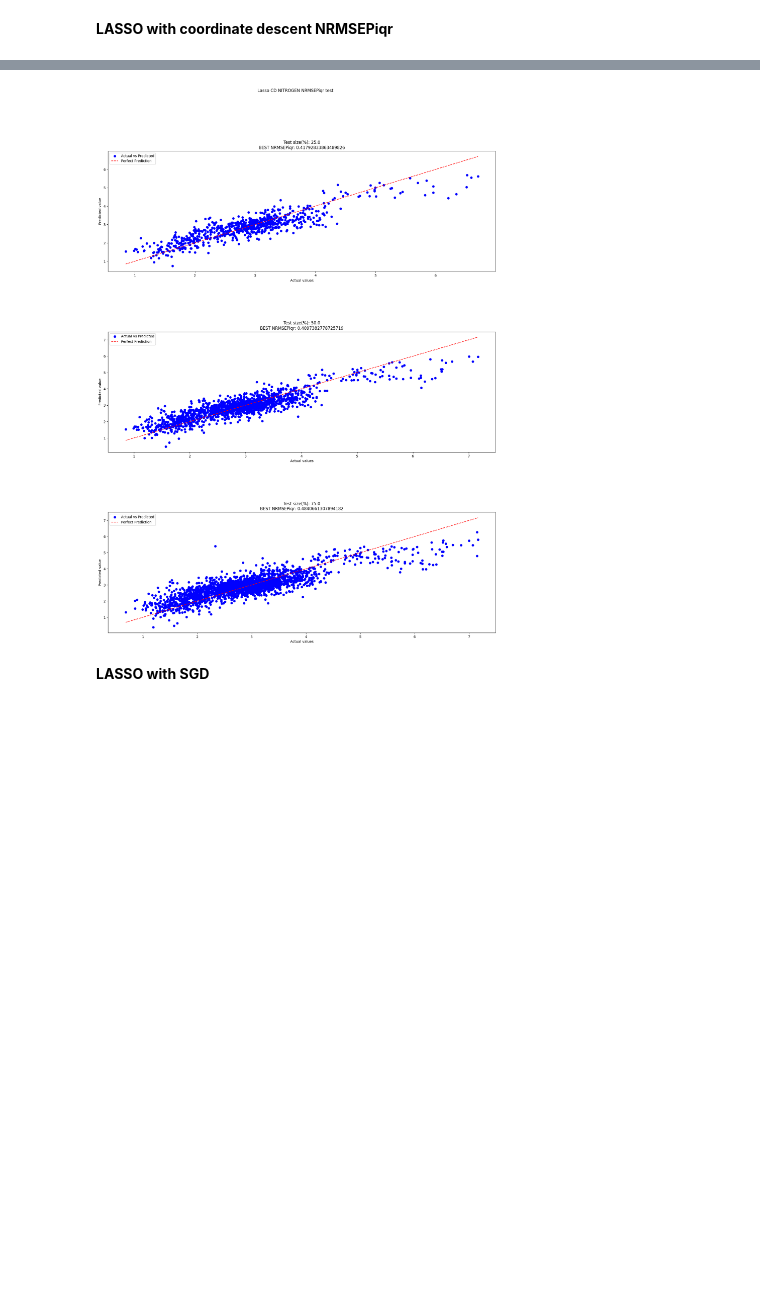
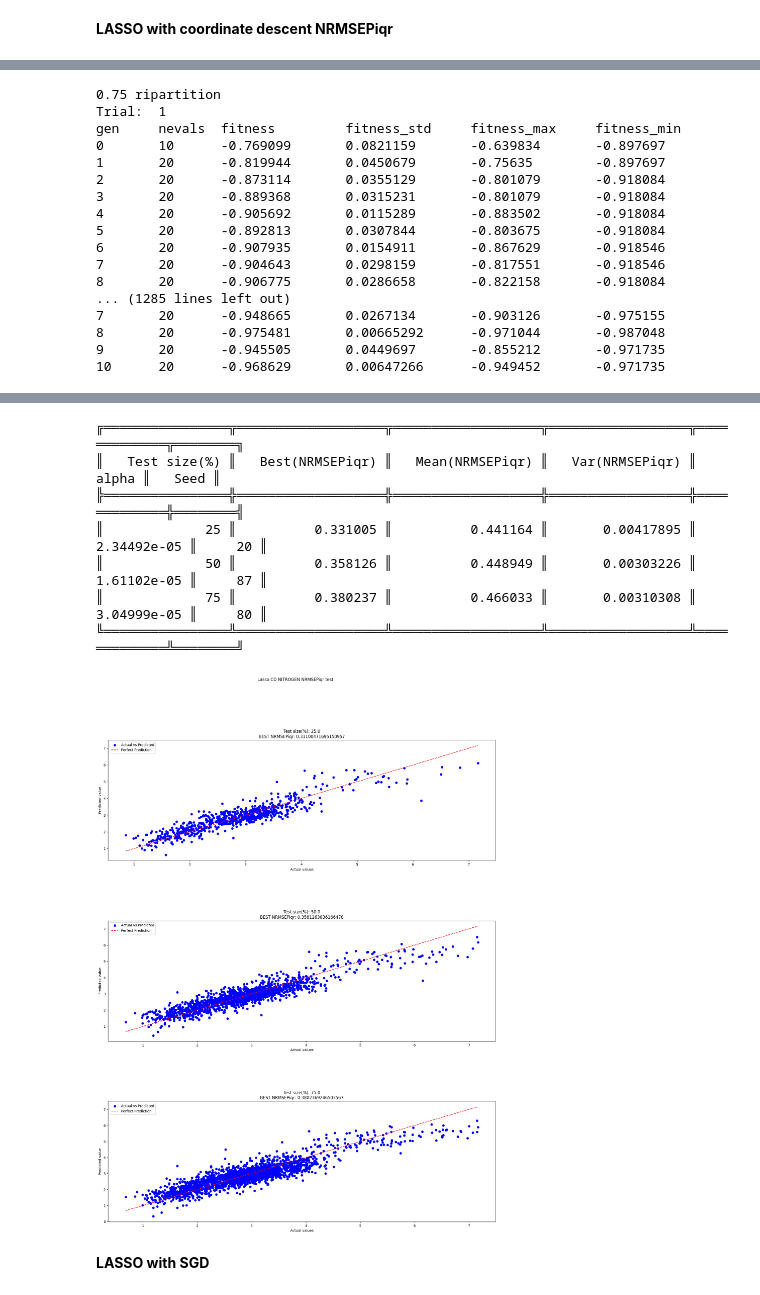
Before and after one commit to Lomby1902/Demetra, a Jupyter notebook: Lasso_regression_genetics.ipynb, the cells around one changed output, grey strips where cells are left out. Drawn from its saved outputs; the diff is of its cells as text; code cells hidden in the pictures; blank space fills up the shorter version.

```diff
--- a/Lasso_regression_genetics.ipynb
+++ b/Lasso_regression_genetics.ipynb
@@ -237,18 +237,9 @@ def NRMSEPiqr(observed_values, predicted_values):
 
     return rmsep/IQR
 
-NRMSEPiqrscorer = make_scorer(NRMSEPiqr)
+NRMSEPiqrscorer = make_scorer(NRMSEPiqr, greater_is_better=False)
 
 
-def MSE(observed_values, predicted_values):
-    squared_differences = [(yt-yp)**2 for yt, yp in zip(observed_values,predicted_values)]
-
-    sum_squared_differences = sum(squared_differences)
-
-    return -(sum_squared_differences/ len(observed_values))
-
-
-MSEscorer = make_scorer(MSE)
 
 mlflow.set_experiment("Lasso CD NITROGEN genetics NRMSEPiqr")
 mlflow.set_tracking_uri(uri="http://127.0.0.1:5000")
@@ -259,7 +250,7 @@ if not sys.warnoptions:
     os.environ["PYTHONWARNINGS"] = "ignore"
 
 #number of trials
-trials = 1
+trials = 100
 np.random.seed(42)
 seeds = np.random.randint(trials, size=trials)
 
@@ -300,12 +291,13 @@ for ripartition in ripartisions:
 
             evolved_estimator = GASearchCV(estimator=lasso_reg_cd,
                               cv=5,
-                              scoring=MSEscorer,
+                              scoring=NRMSEPiqrscorer,
                               param_grid=param_grid,
                               n_jobs=-1,
                               verbose=True,
                               population_size=10,
-                              generations=10)
+                              generations=10,
+                              criteria = "min")
 
             evolved_estimator.fit(X_train, Y_train)
 
@@ -322,6 +314,14 @@ for ripartition in ripartisions:
                 best_data_1["Y_pred"] = Y_pred_lasso_cd
                 best_data_1["alpha"] = float(evolved_estimator.best_params_["alpha"])
                 best_data_1["seed"] = seeds[i]
+                best_data_1["model"] = evolved_estimator.best_estimator_
+
+        mlflow.sklearn.log_model(
+                sk_model=best_data_1["model"],
+                artifact_path="sklearn-model",
+                input_example=X_train,
+                registered_model_name=f"LASSO_CD_{ripartition*100}"
+            )
 
 
         mlflow.log_metric("Best_NRMSEPiqr", best_NRMSEP)
@@ -372,0 +402,17 @@ gen     nevals  fitness         fitness_std     fitness_max     fitness_min
+0.75 ripartition
+Trial:  1
+gen     nevals  fitness         fitness_std     fitness_max     fitness_min
+0       10      -0.769099       0.0821159       -0.639834       -0.897697
+1       20      -0.819944       0.0450679       -0.75635        -0.897697
+2       20      -0.873114       0.0355129       -0.801079       -0.918084
+3       20      -0.889368       0.0315231       -0.801079       -0.918084
+4       20      -0.905692       0.0115289       -0.883502       -0.918084
+5       20      -0.892813       0.0307844       -0.803675       -0.918084
+6       20      -0.907935       0.0154911       -0.867629       -0.918546
+7       20      -0.904643       0.0298159       -0.817551       -0.918546
+8       20      -0.906775       0.0286658       -0.822158       -0.918084
+... (1285 lines left out)
+7       20      -0.948665       0.0267134       -0.903126       -0.975155
+8       20      -0.975481       0.00665292      -0.971044       -0.987048
+9       20      -0.945505       0.0449697       -0.855212       -0.971735
+10      20      -0.968629       0.00647266      -0.949452       -0.971735
@@ -373,4 +425,11 @@ gen     nevals  fitness         fitness_std     fitness_max     fitness_min
+╔════════════════╦═══════════════════╦═══════════════════╦══════════════════╦═════════════╦════════╗
+║   Test size(%) ║   Best(NRMSEPiqr) ║   Mean(NRMSEPiqr) ║   Var(NRMSEPiqr) ║       alpha ║   Seed ║
+╠════════════════╬═══════════════════╬═══════════════════╬══════════════════╬═════════════╬════════╣
+║             25 ║          0.331005 ║          0.441164 ║       0.00417895 ║ 2.34492e-05 ║     20 ║
+║             50 ║          0.358126 ║          0.448949 ║       0.00303226 ║ 1.61102e-05 ║     87 ║
+║             75 ║          0.380237 ║          0.466033 ║       0.00310308 ║ 3.04999e-05 ║     80 ║
+╚════════════════╩═══════════════════╩═══════════════════╩══════════════════╩═════════════╩════════╝
-[figure, old version]
+[figure, new version]
 # %% [markdown]
 **LASSO with SGD**
 # %%
```
Also changed, not shown: parts of 2 cells of this notebook, 19 other files.
